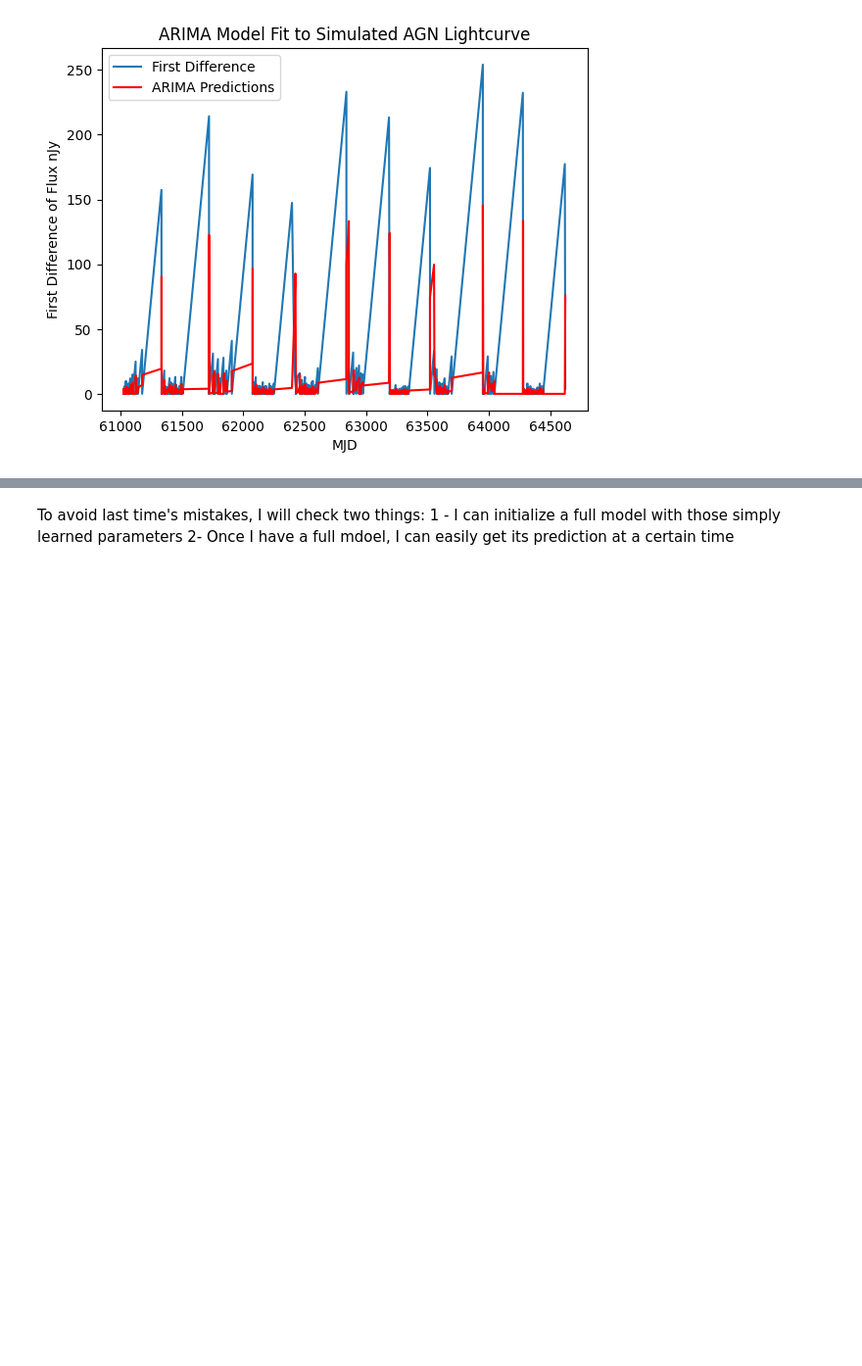
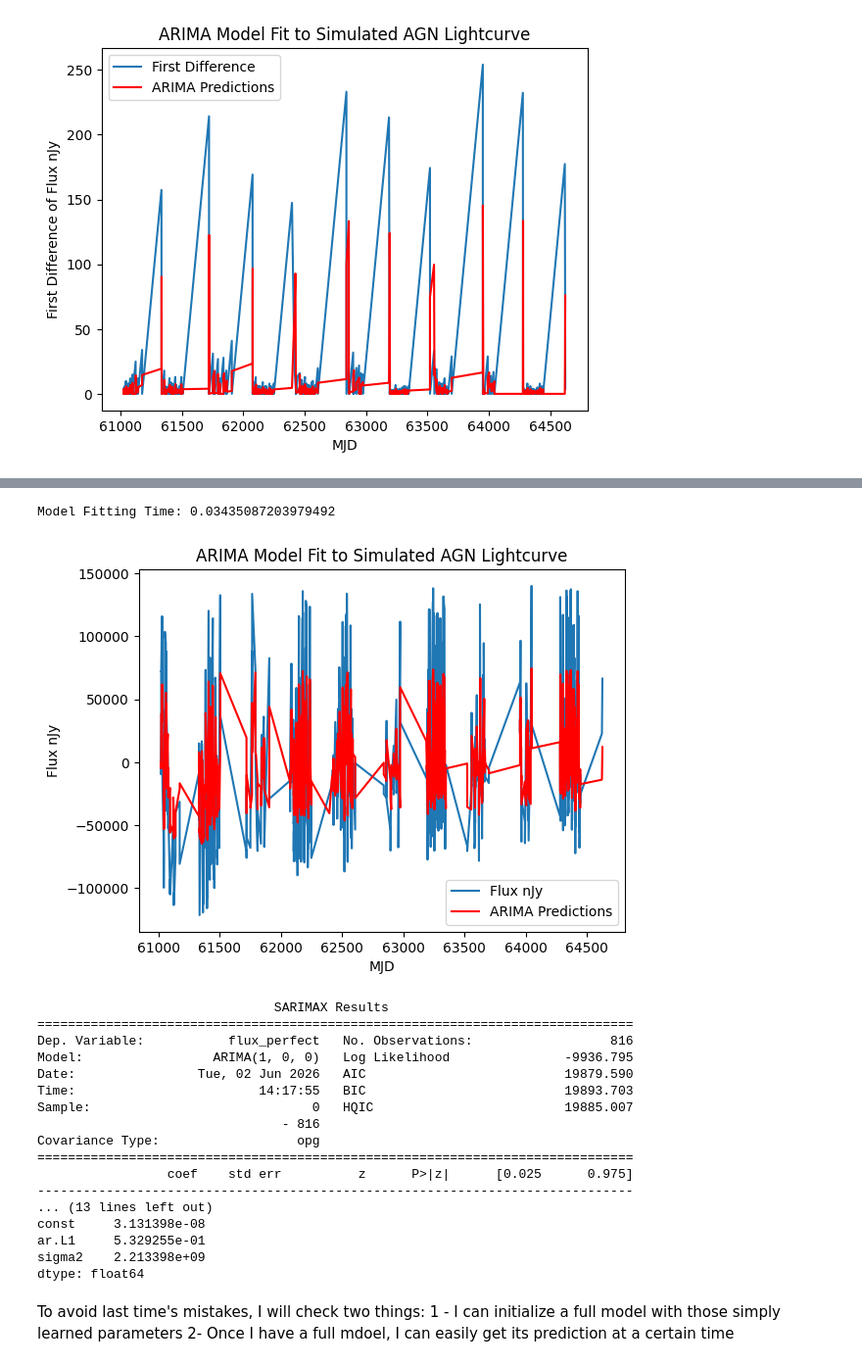
Before and after one commit to Zoe-Au/cosmographi, a Jupyter notebook: src/cosmographi/source/arma_exploration.ipynb, the cells around one changed output, grey strips where cells are left out. Shown at 98% size. Cells and saved outputs as stored; diff of their text form; code cells hidden in the pictures; blank space fills up the shorter version.

```diff
--- a/src/cosmographi/source/arma_exploration.ipynb
+++ b/src/cosmographi/source/arma_exploration.ipynb
@@ -192,3 +249,43 @@ plt.show()
+# %%
+y_standard = y - np.mean(y)
+model = ARIMA(y_standard, order=(1, 0, 0), seasonal_order=(0, 0, 0, 0))
+start = time()
+model_fit = model.fit()
+end = time()
+print('Model Fitting Time:', end - start)
+predictions = model_fit.predict(start=0, end=len(x)-1)
+plt.plot(x, y_standard, label='Flux nJy')
+plt.plot(x, predictions, label='ARIMA Predictions', color='red')
+plt.xlabel("MJD")
+plt.ylabel("Flux nJy")
+plt.title("ARIMA Model Fit to Simulated AGN Lightcurve")
+plt.legend()
+plt.show()
+
+print(model_fit.summary())
+
+params = model_fit.params
+print(params)
+# %% [output]
+Model Fitting Time: 0.03435087203979492
+[figure, added]
+                               SARIMAX Results
+==============================================================================
+Dep. Variable:           flux_perfect   No. Observations:                  816
+Model:                 ARIMA(1, 0, 0)   Log Likelihood               -9936.795
+Date:                Tue, 02 Jun 2026   AIC                          19879.590
+Time:                        14:17:55   BIC                          19893.703
+Sample:                             0   HQIC                         19885.007
+                                - 816
+Covariance Type:                  opg
+==============================================================================
+                 coef    std err          z      P>|z|      [0.025      0.975]
+------------------------------------------------------------------------------
+... (13 lines left out)
+const     3.131398e-08
+ar.L1     5.329255e-01
+sigma2    2.213398e+09
+dtype: float64
 # %% [markdown]
 To avoid last time's mistakes, I will check two things:
 1 - I can initialize a full model with those simply learned parameters
```
Also changed, not shown: parts of 15 cells of this notebook.
